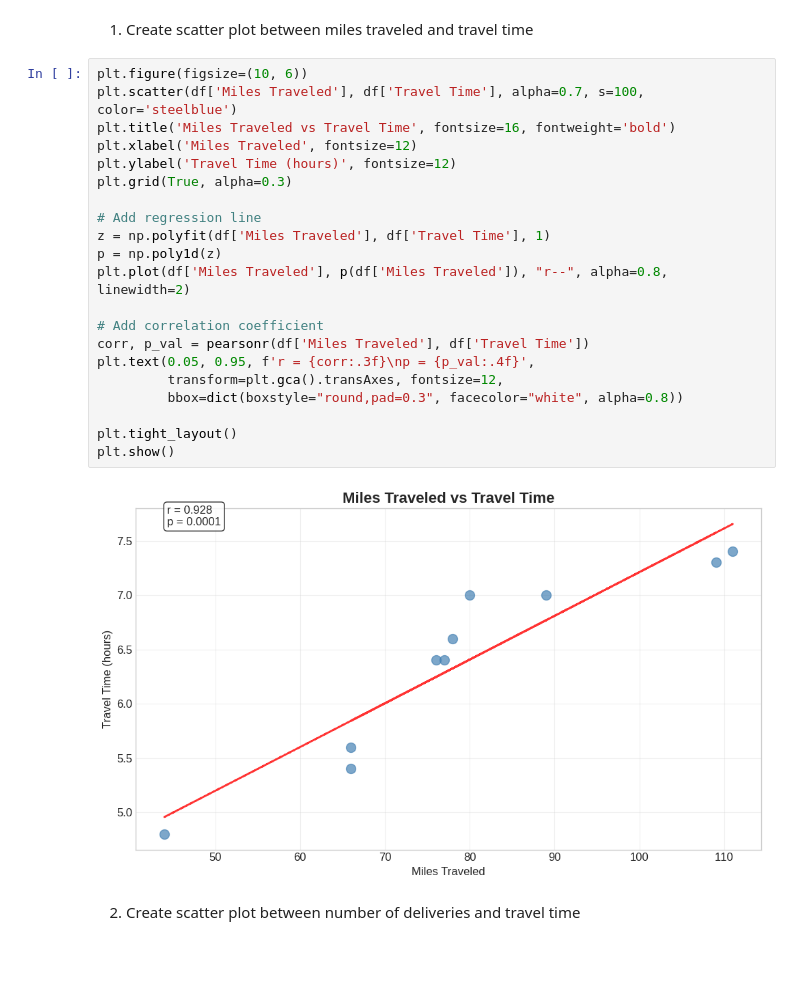
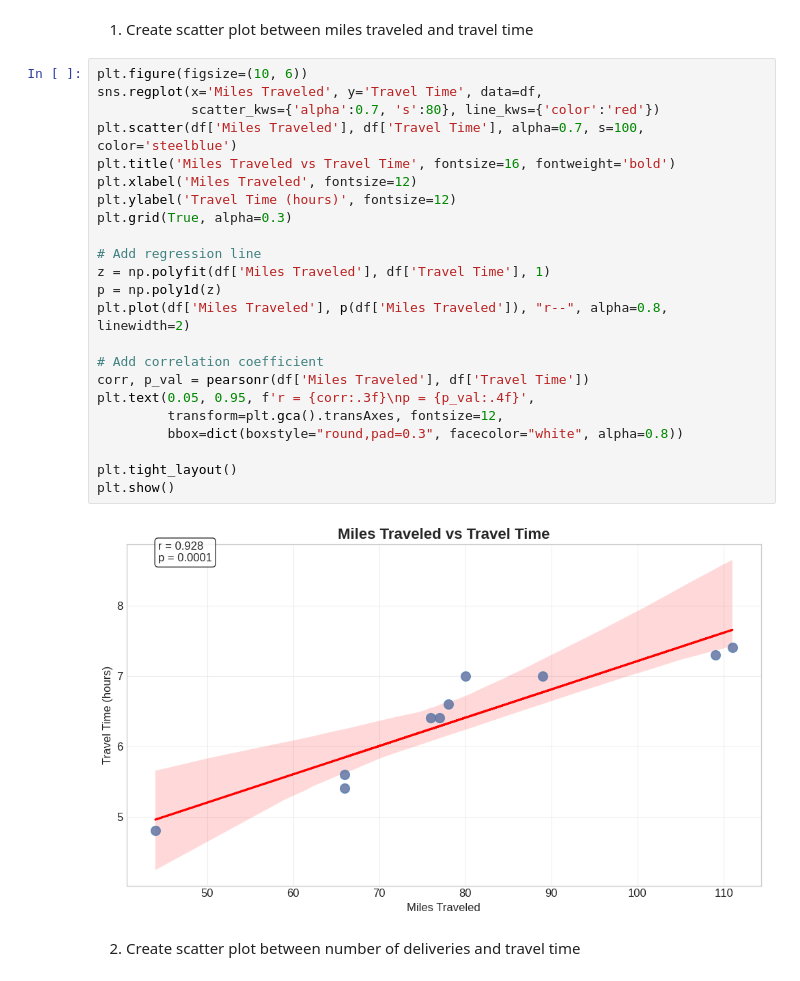
Before and after one commit to flexycode/CCMACLRL_EXERCISES_COM231ML, a Jupyter notebook: Lab/Lab-Exercise-2B/Exercise2B-R-squared.ipynb, the cells around one changed output. Cells and saved outputs as stored; diff of their text form.

```diff
--- a/Lab/Lab-Exercise-2B/Exercise2B-R-squared.ipynb
+++ b/Lab/Lab-Exercise-2B/Exercise2B-R-squared.ipynb
@@ -52,27 +52,29 @@ df
 1. Create scatter plot between miles traveled and travel time
 # %%
 plt.figure(figsize=(10, 6))
+sns.regplot(x='Miles Traveled', y='Travel Time', data=df,
+            scatter_kws={'alpha':0.7, 's':80}, line_kws={'color':'red'})
 plt.scatter(df['Miles Traveled'], df['Travel Time'], alpha=0.7, s=100, color='steelblue')
 plt.title('Miles Traveled vs Travel Time', fontsize=16, fontweight='bold')
 plt.xlabel('Miles Traveled', fontsize=12)
 plt.ylabel('Travel Time (hours)', fontsize=12)
 plt.grid(True, alpha=0.3)
 
 # Add regression line
 z = np.polyfit(df['Miles Traveled'], df['Travel Time'], 1)
 p = np.poly1d(z)
 plt.plot(df['Miles Traveled'], p(df['Miles Traveled']), "r--", alpha=0.8, linewidth=2)
 
 # Add correlation coefficient
 corr, p_val = pearsonr(df['Miles Traveled'], df['Travel Time'])
 plt.text(0.05, 0.95, f'r = {corr:.3f}\np = {p_val:.4f}',
          transform=plt.gca().transAxes, fontsize=12,
          bbox=dict(boxstyle="round,pad=0.3", facecolor="white", alpha=0.8))
 
 plt.tight_layout()
 plt.show()
 # %% [output]
-[figure, old version]
+[figure, new version]
 # %% [markdown]
 2. Create scatter plot between number of deliveries and travel time
 # %%
```
Also changed, not shown: parts of 9 cells of this notebook.
